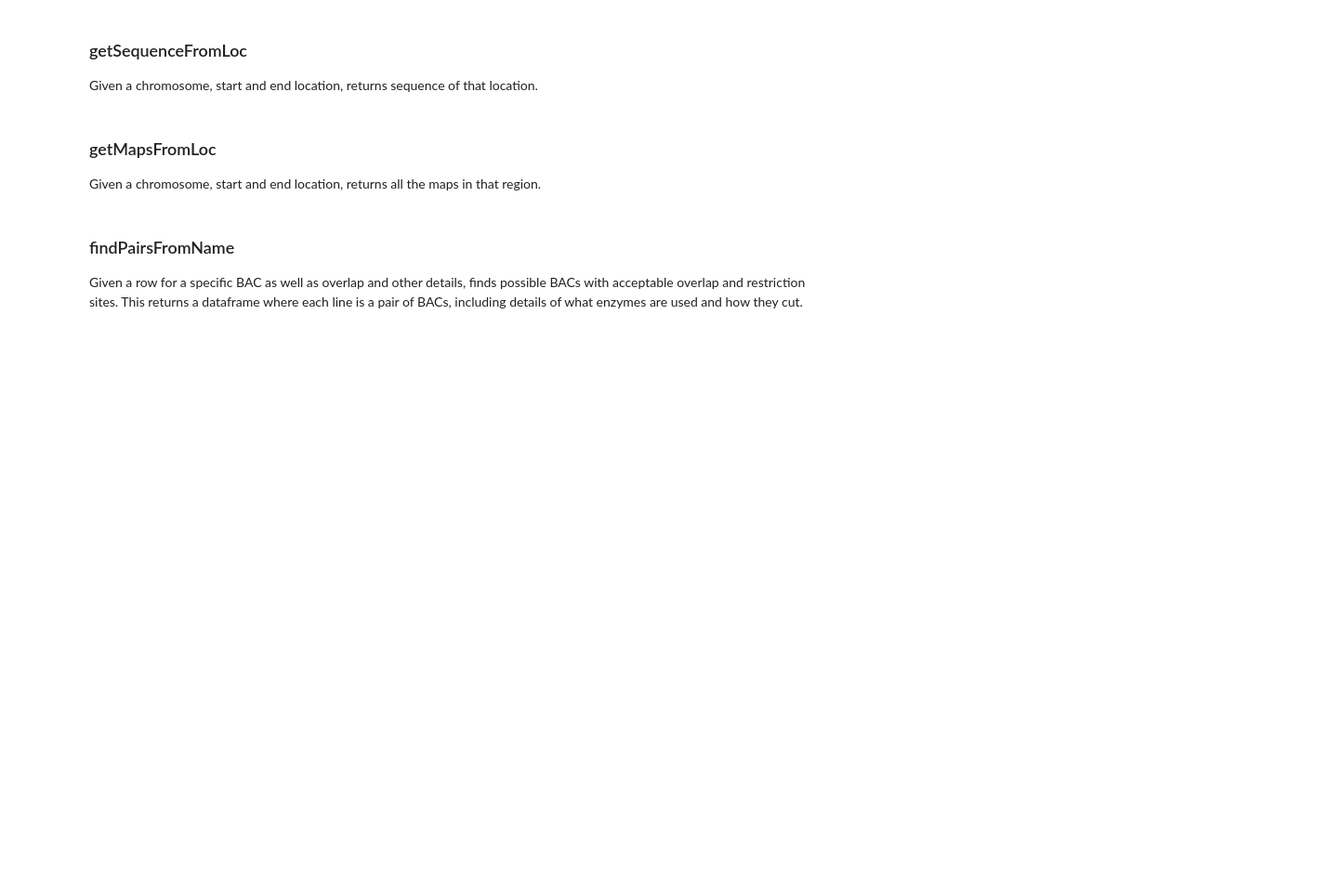
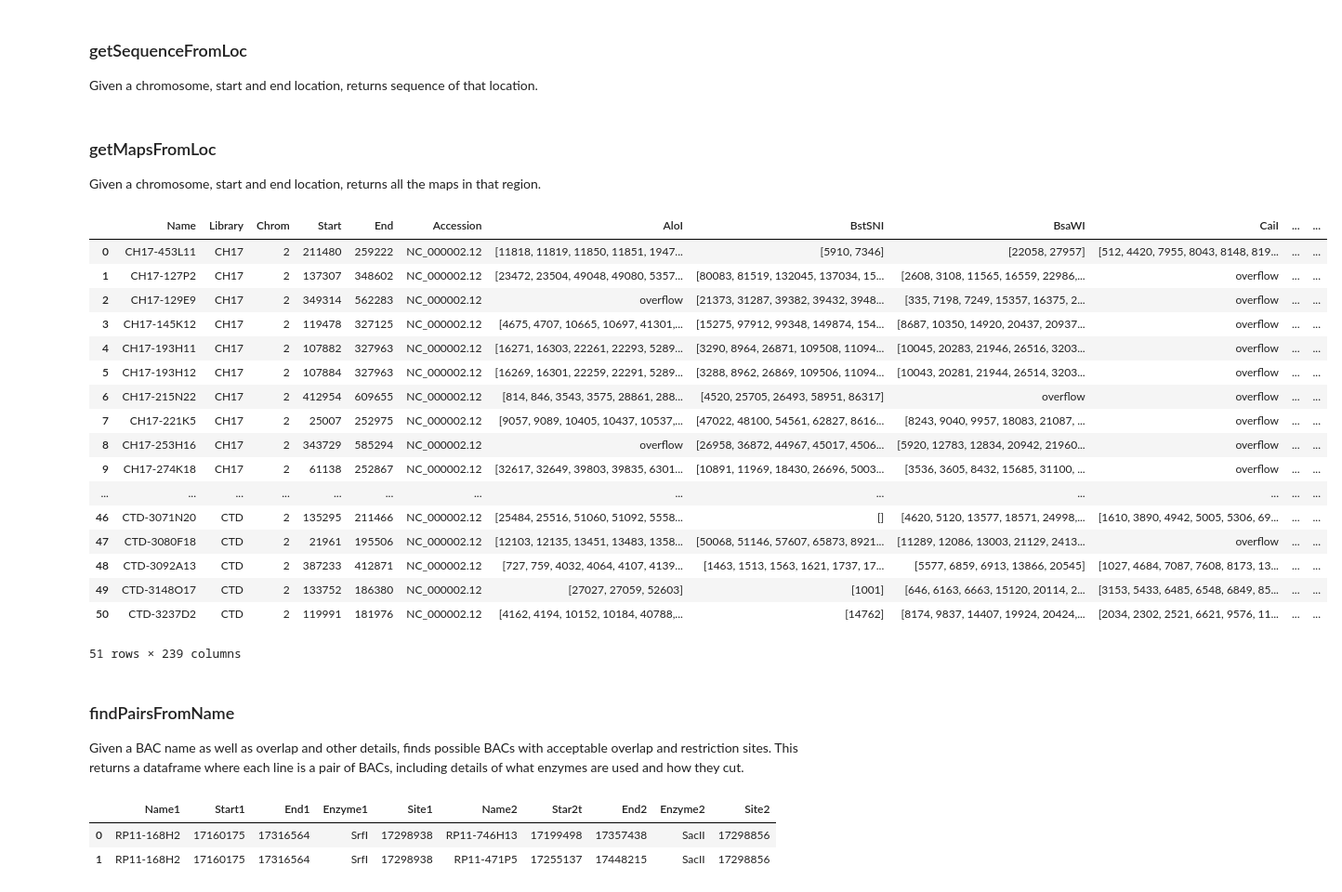
Before and after one commit to Laboratory-of-Mol-and-Comp-Genomics/bacmapping, a Jupyter notebook: Examples/Full_pipeline/bacmappingexample.ipynb, the cells around one changed output. Shown: that part at 93% size. Cells and saved outputs as stored; diff of their text form; code cells hidden in the pictures; blank space fills up the shorter version.

```diff
--- a/Examples/Full_pipeline/bacmappingexample.ipynb
+++ b/Examples/Full_pipeline/bacmappingexample.ipynb
@@ -109,14 +122,39 @@ Given a chromosome, start and end location, returns all the maps in that region.
 # %%
 chrom = 2
 start = 100000
 end = 500000
 maps = bmap.getMapsFromLoc(chrom,start,end)
+maps
+# %% [output]
+|  | Name | Library | Chrom | Start | End | Accession | AloI | BstSNI | BsaWI | CaiI | ... | ... |
+| 0 | CH17-453L11 | CH17 | 2 | 211480 | 259222 | NC_000002.12 | [11818, 11819, 11850, 11851, 1947... | [5910, 7346] | [22058, 27957] | [512, 4420, 7955, 8043, 8148, 819... | ... | ... |
+| 1 | CH17-127P2 | CH17 | 2 | 137307 | 348602 | NC_000002.12 | [23472, 23504, 49048, 49080, 5357... | [80083, 81519, 132045, 137034, 15... | [2608, 3108, 11565, 16559, 22986,... | overflow | ... | ... |
+| 2 | CH17-129E9 | CH17 | 2 | 349314 | 562283 | NC_000002.12 | overflow | [21373, 31287, 39382, 39432, 3948... | [335, 7198, 7249, 15357, 16375, 2... | overflow | ... | ... |
+| 3 | CH17-145K12 | CH17 | 2 | 119478 | 327125 | NC_000002.12 | [4675, 4707, 10665, 10697, 41301,... | [15275, 97912, 99348, 149874, 154... | [8687, 10350, 14920, 20437, 20937... | overflow | ... | ... |
+| 4 | CH17-193H11 | CH17 | 2 | 107882 | 327963 | NC_000002.12 | [16271, 16303, 22261, 22293, 5289... | [3290, 8964, 26871, 109508, 11094... | [10045, 20283, 21946, 26516, 3203... | overflow | ... | ... |
+| 5 | CH17-193H12 | CH17 | 2 | 107884 | 327963 | NC_000002.12 | [16269, 16301, 22259, 22291, 5289... | [3288, 8962, 26869, 109506, 11094... | [10043, 20281, 21944, 26514, 3203... | overflow | ... | ... |
+| 6 | CH17-215N22 | CH17 | 2 | 412954 | 609655 | NC_000002.12 | [814, 846, 3543, 3575, 28861, 288... | [4520, 25705, 26493, 58951, 86317] | overflow | overflow | ... | ... |
+| 7 | CH17-221K5 | CH17 | 2 | 25007 | 252975 | NC_000002.12 | [9057, 9089, 10405, 10437, 10537,... | [47022, 48100, 54561, 62827, 8616... | [8243, 9040, 9957, 18083, 21087, ... | overflow | ... | ... |
+| 8 | CH17-253H16 | CH17 | 2 | 343729 | 585294 | NC_000002.12 | overflow | [26958, 36872, 44967, 45017, 4506... | [5920, 12783, 12834, 20942, 21960... | overflow | ... | ... |
+| 9 | CH17-274K18 | CH17 | 2 | 61138 | 252867 | NC_000002.12 | [32617, 32649, 39803, 39835, 6301... | [10891, 11969, 18430, 26696, 5003... | [3536, 3605, 8432, 15685, 31100, ... | overflow | ... | ... |
+| ... | ... | ... | ... | ... | ... | ... | ... | ... | ... | ... | ... | ... |
+| 46 | CTD-3071N20 | CTD | 2 | 135295 | 211466 | NC_000002.12 | [25484, 25516, 51060, 51092, 5558... | [] | [4620, 5120, 13577, 18571, 24998,... | [1610, 3890, 4942, 5005, 5306, 69... | ... | ... |
+| 47 | CTD-3080F18 | CTD | 2 | 21961 | 195506 | NC_000002.12 | [12103, 12135, 13451, 13483, 1358... | [50068, 51146, 57607, 65873, 8921... | [11289, 12086, 13003, 21129, 2413... | overflow | ... | ... |
+| 48 | CTD-3092A13 | CTD | 2 | 387233 | 412871 | NC_000002.12 | [727, 759, 4032, 4064, 4107, 4139... | [1463, 1513, 1563, 1621, 1737, 17... | [5577, 6859, 6913, 13866, 20545] | [1027, 4684, 7087, 7608, 8173, 13... | ... | ... |
+| 49 | CTD-3148O17 | CTD | 2 | 133752 | 186380 | NC_000002.12 | [27027, 27059, 52603] | [1001] | [646, 6163, 6663, 15120, 20114, 2... | [3153, 5433, 6485, 6548, 6849, 85... | ... | ... |
+| 50 | CTD-3237D2 | CTD | 2 | 119991 | 181976 | NC_000002.12 | [4162, 4194, 10152, 10184, 40788,... | [14762] | [8174, 9837, 14407, 19924, 20424,... | [2034, 2302, 2521, 6621, 9576, 11... | ... | ... |
+51 rows × 239 columns
 # %% [markdown]
 ### findPairsFromName
 
-Given a row for a specific BAC as well as overlap and other details, finds possible BACs with acceptable overlap and restriction sites. This returns a dataframe where each line is a pair of BACs, including details of what enzymes are used and how they cut.
+Given a BAC name as well as overlap and other details, finds possible BACs with acceptable overlap and restriction sites. This returns a dataframe where each line is a pair of BACs, including details of what enzymes are used and how they cut.
 # %%
 name = "RP11-168H2"
 longestoverlap=200
 shortestoverlap=20
 pairs = bmap.findPairsFromName(name, longestoverlap, shortestoverlap)
+pairs
+# %% [output]
+|  | Name1 | Start1 | End1 | Enzyme1 | Site1 | Name2 | Star2t | End2 | Enzyme2 | Site2 |
+| 0 | RP11-168H2 | 17160175 | 17316564 | SrfI | 17298938 | RP11-746H13 | 17199498 | 17357438 | SacII | 17298856 |
+| 1 | RP11-168H2 | 17160175 | 17316564 | SrfI | 17298938 | RP11-471P5 | 17255137 | 17448215 | SacII | 17298856 |
```
Also changed, not shown: parts of 10 cells of this notebook.
